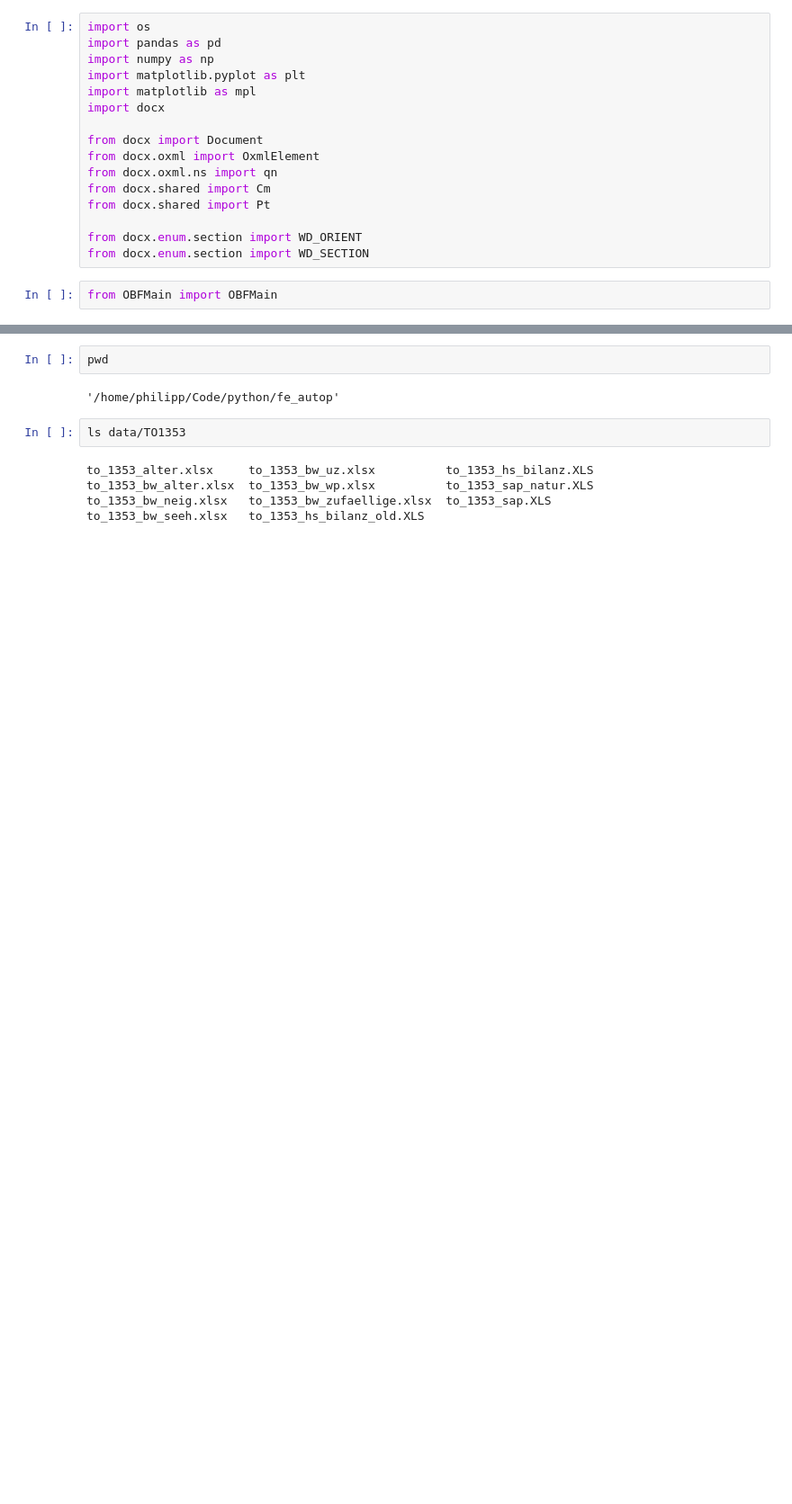
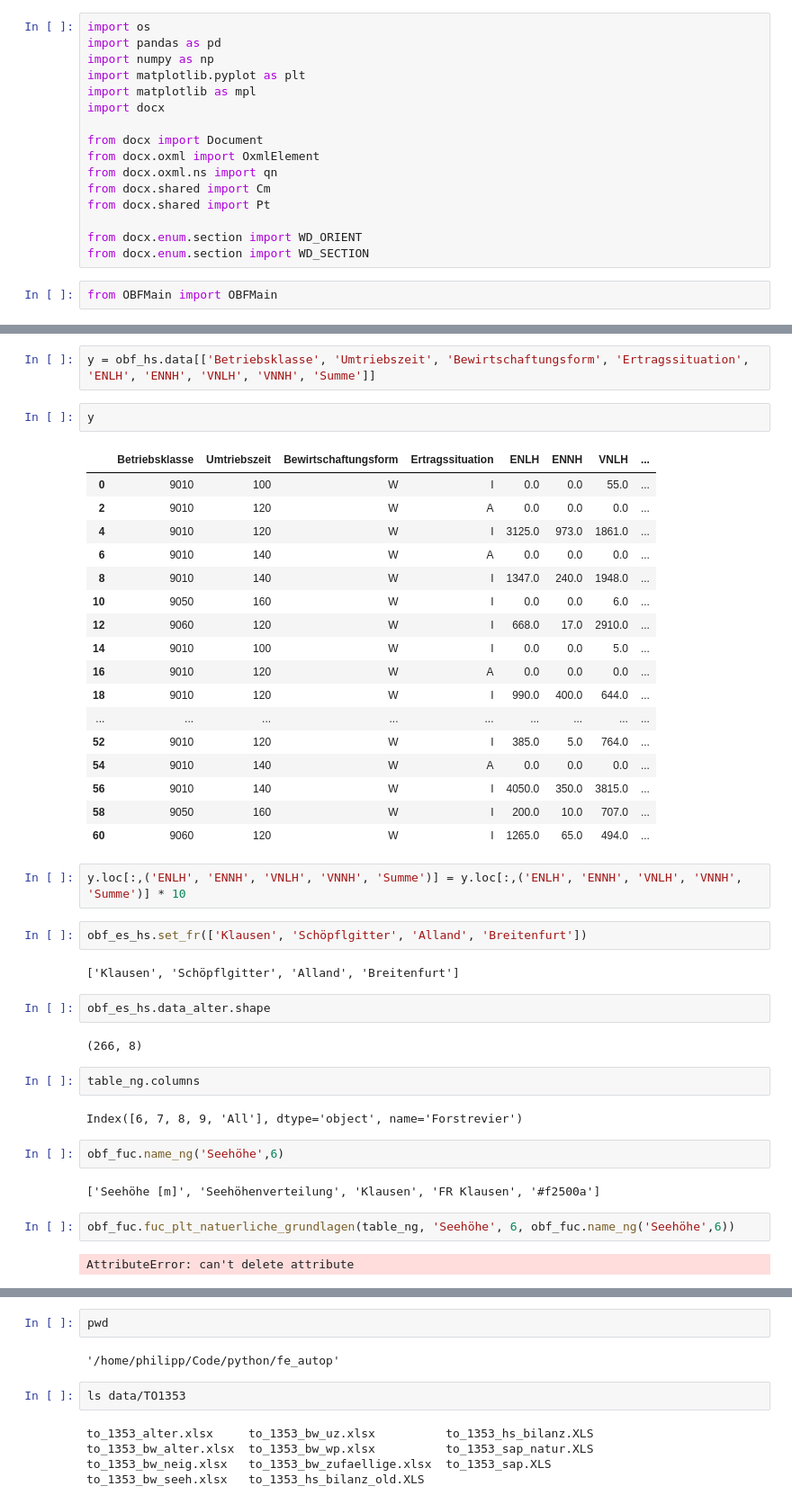
Before and after one commit to satlawa/obf_autop, a Jupyter notebook: main_03.ipynb, the cells around one changed output, grey strips where cells are left out. Shown at 90% size. Cells and saved outputs as stored; diff of their text form; blank space fills up the shorter version.

```diff
--- a/main_03.ipynb
+++ b/main_03.ipynb
@@ -156,0 +126,44 @@ end
+# %%
+y = obf_hs.data[['Betriebsklasse', 'Umtriebszeit', 'Bewirtschaftungsform', 'Ertragssituation', 'ENLH', 'ENNH', 'VNLH', 'VNNH', 'Summe']]
+# %%
+y
+# %% [output]
+|  | Betriebsklasse | Umtriebszeit | Bewirtschaftungsform | Ertragssituation | ENLH | ENNH | VNLH | ... |
+| 0 | 9010 | 100 | W | I | 0.0 | 0.0 | 55.0 | ... |
+| 2 | 9010 | 120 | W | A | 0.0 | 0.0 | 0.0 | ... |
+| 4 | 9010 | 120 | W | I | 3125.0 | 973.0 | 1861.0 | ... |
+| 6 | 9010 | 140 | W | A | 0.0 | 0.0 | 0.0 | ... |
+| 8 | 9010 | 140 | W | I | 1347.0 | 240.0 | 1948.0 | ... |
+| 10 | 9050 | 160 | W | I | 0.0 | 0.0 | 6.0 | ... |
+| 12 | 9060 | 120 | W | I | 668.0 | 17.0 | 2910.0 | ... |
+| 14 | 9010 | 100 | W | I | 0.0 | 0.0 | 5.0 | ... |
+| 16 | 9010 | 120 | W | A | 0.0 | 0.0 | 0.0 | ... |
+| 18 | 9010 | 120 | W | I | 990.0 | 400.0 | 644.0 | ... |
+| ... | ... | ... | ... | ... | ... | ... | ... | ... |
+| 52 | 9010 | 120 | W | I | 385.0 | 5.0 | 764.0 | ... |
+| 54 | 9010 | 140 | W | A | 0.0 | 0.0 | 0.0 | ... |
+| 56 | 9010 | 140 | W | I | 4050.0 | 350.0 | 3815.0 | ... |
+| 58 | 9050 | 160 | W | I | 200.0 | 10.0 | 707.0 | ... |
+| 60 | 9060 | 120 | W | I | 1265.0 | 65.0 | 494.0 | ... |
+# %%
+y.loc[:,('ENLH', 'ENNH', 'VNLH', 'VNNH', 'Summe')] = y.loc[:,('ENLH', 'ENNH', 'VNLH', 'VNNH', 'Summe')] * 10
+# %%
+obf_es_hs.set_fr(['Klausen', 'Schöpflgitter', 'Alland', 'Breitenfurt'])
+# %% [output]
+['Klausen', 'Schöpflgitter', 'Alland', 'Breitenfurt']
+# %%
+obf_es_hs.data_alter.shape
+# %% [output]
+(266, 8)
+# %%
+table_ng.columns
+# %% [output]
+Index([6, 7, 8, 9, 'All'], dtype='object', name='Forstrevier')
+# %%
+obf_fuc.name_ng('Seehöhe',6)
+# %% [output]
+['Seehöhe [m]', 'Seehöhenverteilung', 'Klausen', 'FR Klausen', '#f2500a']
+# %%
+obf_fuc.fuc_plt_natuerliche_grundlagen(table_ng, 'Seehöhe', 6, obf_fuc.name_ng('Seehöhe',6))
+# %% [output]
+AttributeError: can't delete attribute
```
Also changed, not shown: parts of 13 cells of this notebook, 8 other files.
